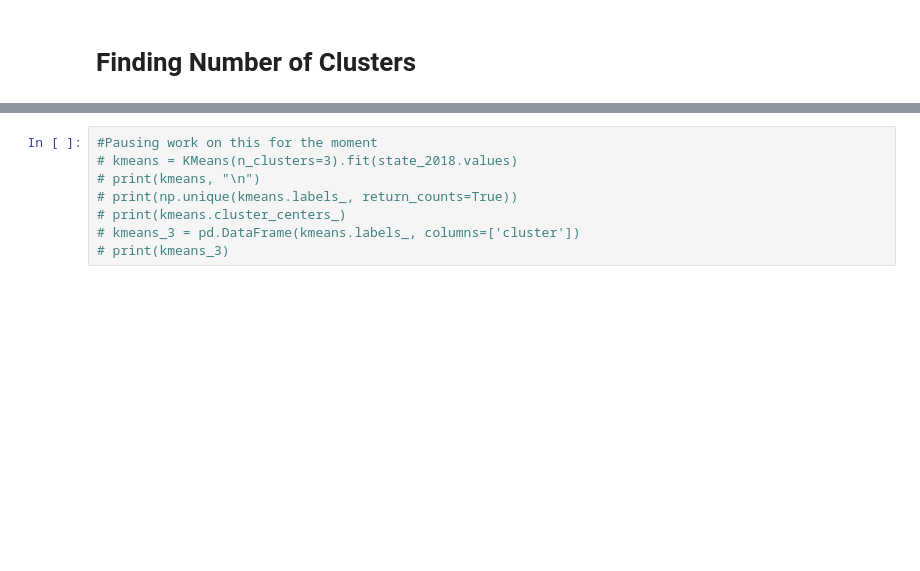
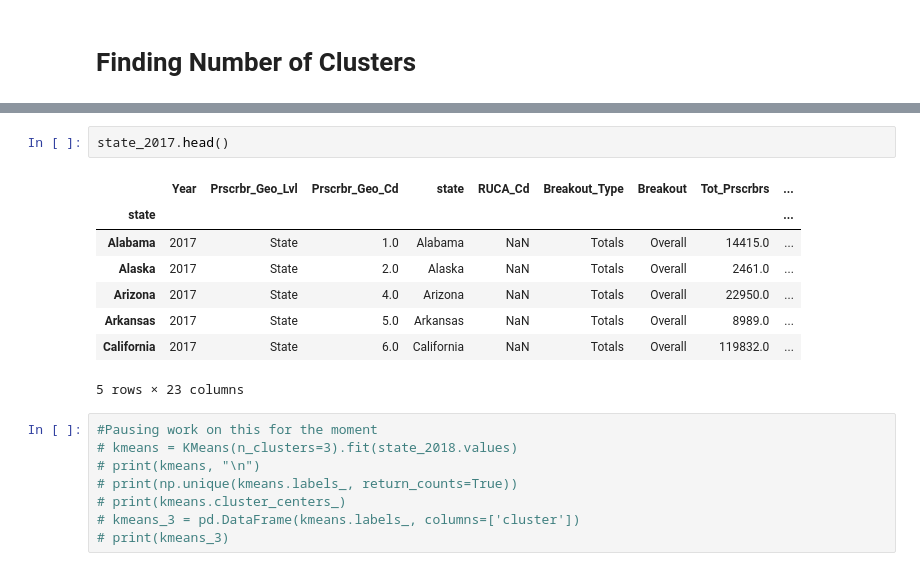
Before and after one commit to JoeKBlank/DSPFinalProj, a Jupyter notebook: FinalProject.ipynb, the cells around one changed output, grey strips where cells are left out. Cells and saved outputs as stored; diff of their text form; blank space fills up the shorter version.

```diff
--- a/FinalProject.ipynb
+++ b/FinalProject.ipynb
@@ -354,3 +670,14 @@ sns.heatmap(state_2018.corr(), cmap ='RdYlGn', linewidths = 0.30, annot = False)
+# %%
+state_2017.head()
+# %% [output]
+|  | Year | Prscrbr_Geo_Lvl | Prscrbr_Geo_Cd | state | RUCA_Cd | Breakout_Type | Breakout | Tot_Prscrbrs | ... |
+| state |  |  |  |  |  |  |  |  | ... |
+| Alabama | 2017 | State | 1.0 | Alabama | NaN | Totals | Overall | 14415.0 | ... |
+| Alaska | 2017 | State | 2.0 | Alaska | NaN | Totals | Overall | 2461.0 | ... |
+| Arizona | 2017 | State | 4.0 | Arizona | NaN | Totals | Overall | 22950.0 | ... |
+| Arkansas | 2017 | State | 5.0 | Arkansas | NaN | Totals | Overall | 8989.0 | ... |
+| California | 2017 | State | 6.0 | California | NaN | Totals | Overall | 119832.0 | ... |
+5 rows × 23 columns
 # %%
 #Pausing work on this for the moment
 # kmeans = KMeans(n_clusters=3).fit(state_2018.values)
```
Also changed, not shown: parts of 33 cells of this notebook.
